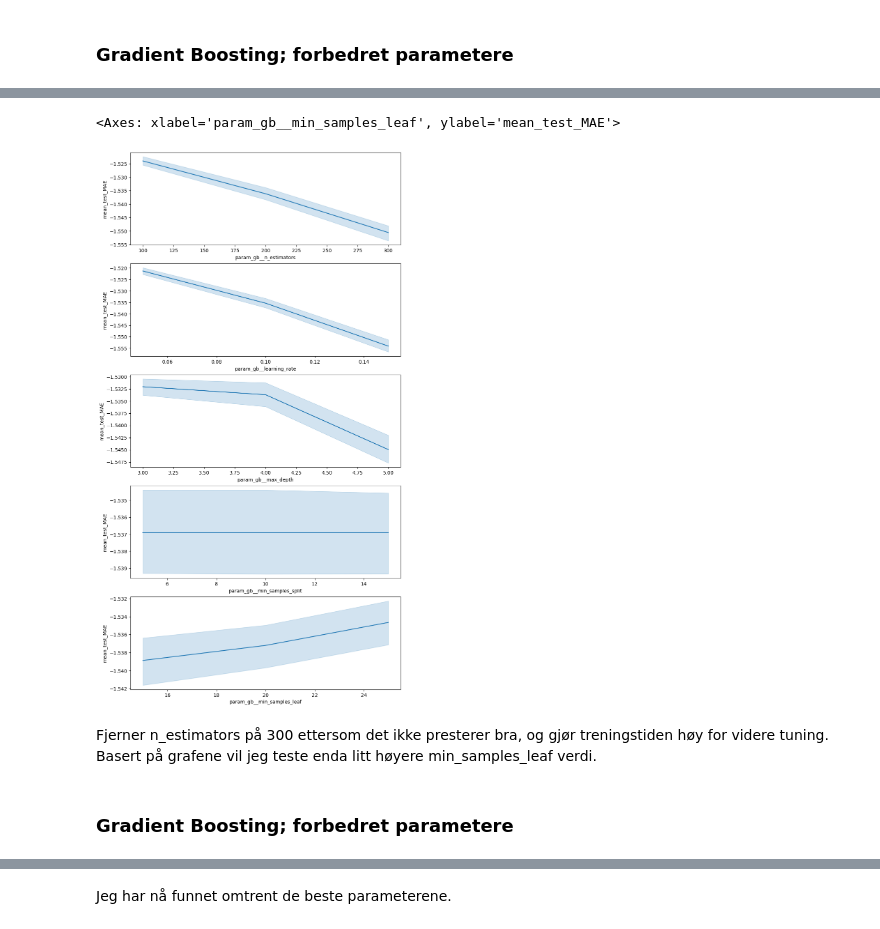
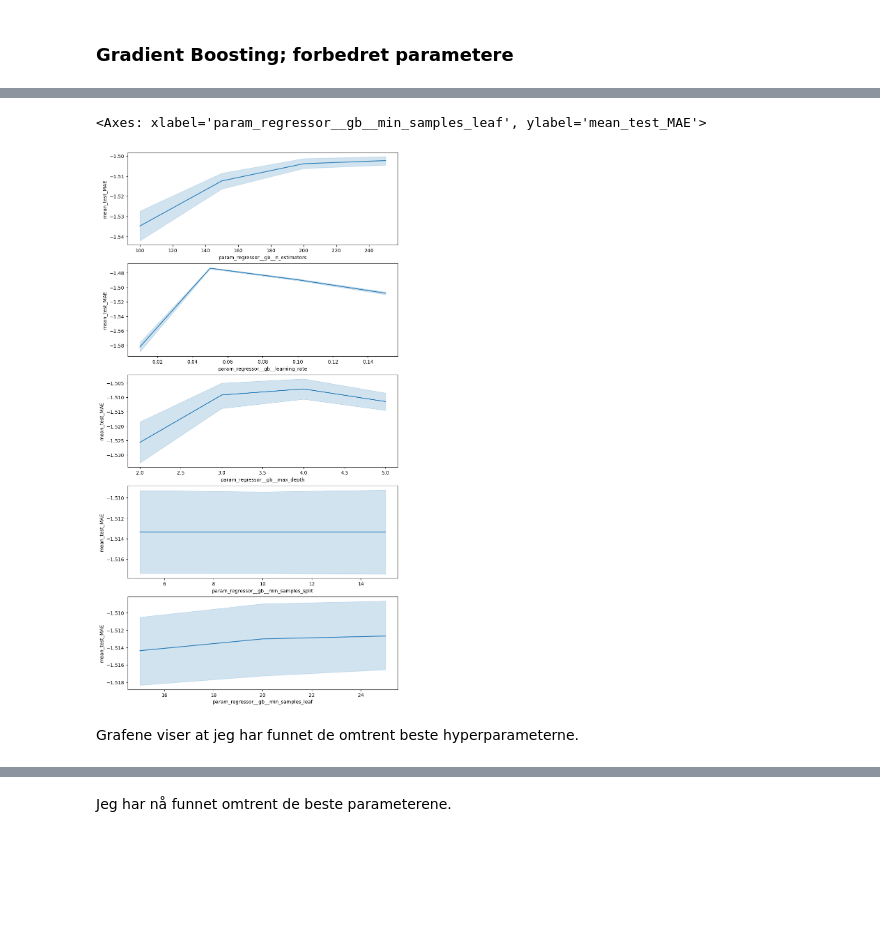
Before and after one commit to Finken2002/Mandatory_Artificial_Neural_Networks, a Jupyter notebook: Comparison_of_Regressors_for_Abalone_Age_Prediction_ANN/Comparison_of_Regressors_for_Abalone_Age_Prediction_ANN_2.ipynb, the cells around one changed output, grey strips where cells are left out. Drawn from its saved outputs; the diff is of its cells as text; code cells hidden in the pictures; blank space fills up the shorter version.

```diff
--- a/Comparison_of_Regressors_for_Abalone_Age_Prediction_ANN/Comparison_of_Regressors_for_Abalone_Age_Prediction_ANN_2.ipynb
+++ b/Comparison_of_Regressors_for_Abalone_Age_Prediction_ANN/Comparison_of_Regressors_for_Abalone_Age_Prediction_ANN_2.ipynb
@@ -1731,11 +1744,11 @@ N_estimators, learning_rate og max_depth ser ut til å stige litt ved en høyere
 ### Gradient Boosting; forbedret parametere
 # %%
 gb_params3 = {
-    'gb__n_estimators': [100, 200, 300],
-    'gb__learning_rate': [0.05, 0.1, 0.15],
-    'gb__max_depth': [3, 4, 5],
-    'gb__min_samples_split': [5, 10, 15],
-    'gb__min_samples_leaf': [15, 20, 25]
+    'regressor__gb__n_estimators': [100, 150, 200, 250],
+    'regressor__gb__learning_rate': [0.01, 0.05, 0.1, 0.15],
+    'regressor__gb__max_depth': [2, 3, 4, 5],
+    'regressor__gb__min_samples_split': [5, 10, 15],
+    'regressor__gb__min_samples_leaf': [15, 20, 25]
 }
 # %%
 gb_estimators3, gb_scores3, gb_cv_results3 = train(
@@ -1759,14 +1772,12 @@ gb_scores3.describe()
 # %%
 fig, ax = plt.subplots(5,1, figsize=(10, 20))
-sb.lineplot(data=gb_cv_results3, x='param_gb__n_estimators', y='mean_test_MAE', ax=ax[0])
-sb.lineplot(data=gb_cv_results3, x='param_gb__learning_rate', y='mean_test_MAE', ax=ax[1])
-sb.lineplot(data=gb_cv_results3, x='param_gb__max_depth', y='mean_test_MAE', ax=ax[2])
-sb.lineplot(data=gb_cv_results3, x='param_gb__min_samples_split', y='mean_test_MAE', ax=ax[3])
-sb.lineplot(data=gb_cv_results3, x='param_gb__min_samples_leaf', y='mean_test_MAE', ax=ax[4])
+sb.lineplot(data=gb_cv_results3, x='param_regressor__gb__n_estimators', y='mean_test_MAE', ax=ax[0])
+sb.lineplot(data=gb_cv_results3, x='param_regressor__gb__learning_rate', y='mean_test_MAE', ax=ax[1])
+sb.lineplot(data=gb_cv_results3, x='param_regressor__gb__max_depth', y='mean_test_MAE', ax=ax[2])
+sb.lineplot(data=gb_cv_results3, x='param_regressor__gb__min_samples_split', y='mean_test_MAE', ax=ax[3])
+sb.lineplot(data=gb_cv_results3, x='param_regressor__gb__min_samples_leaf', y='mean_test_MAE', ax=ax[4])
 # %% [output]
-<Axes: xlabel='param_gb__min_samples_leaf', ylabel='mean_test_MAE'>
+<Axes: xlabel='param_regressor__gb__min_samples_leaf', ylabel='mean_test_MAE'>
-[figure, old version]
+[figure, new version]
 # %% [markdown]
-Fjerner n_estimators på 300 ettersom det ikke presterer bra, og gjør treningstiden høy for videre tuning. Basert på grafene vil jeg teste enda litt høyere min_samples_leaf verdi.
+Grafene viser at jeg har funnet de omtrent beste hyperparameterne.
-# %% [markdown]
-### Gradient Boosting; forbedret parametere
```
Also changed, not shown: parts of 62 cells of this notebook.
